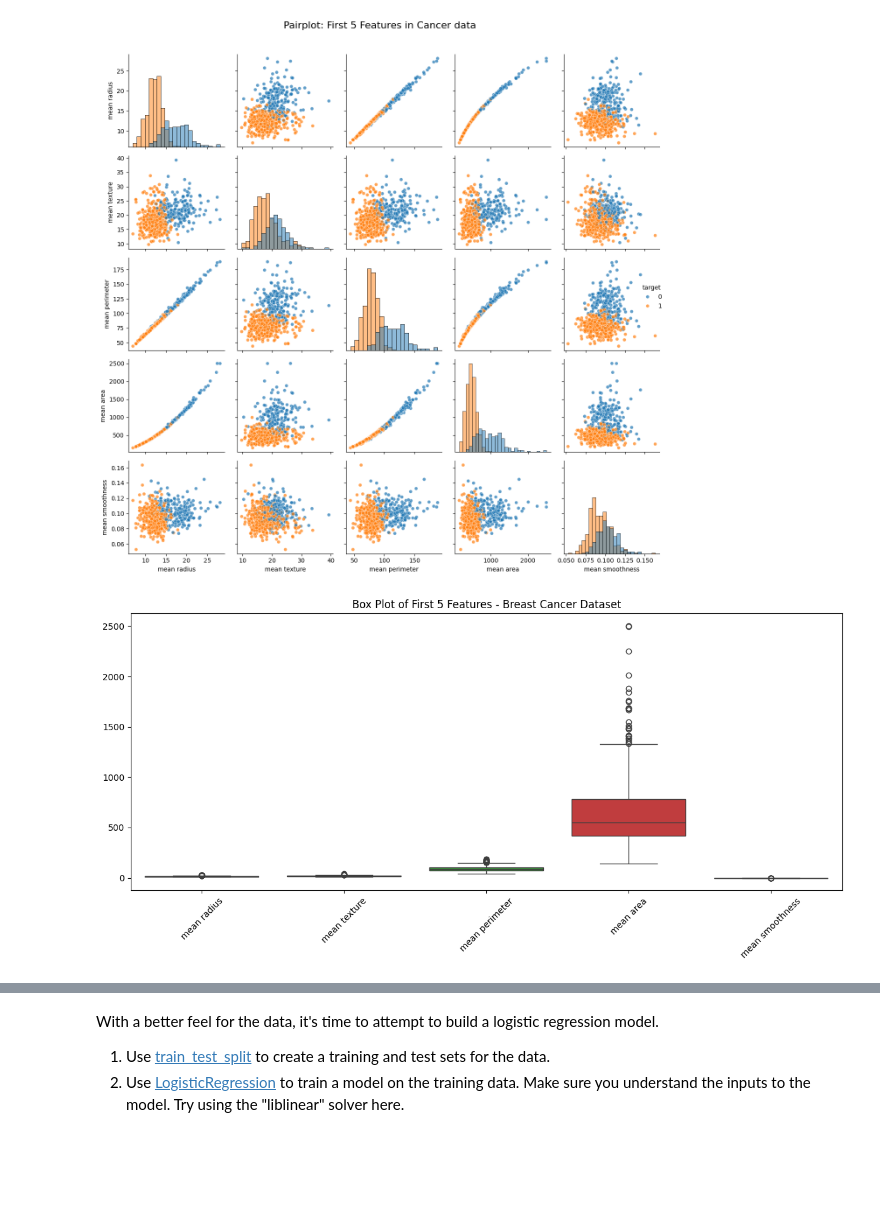
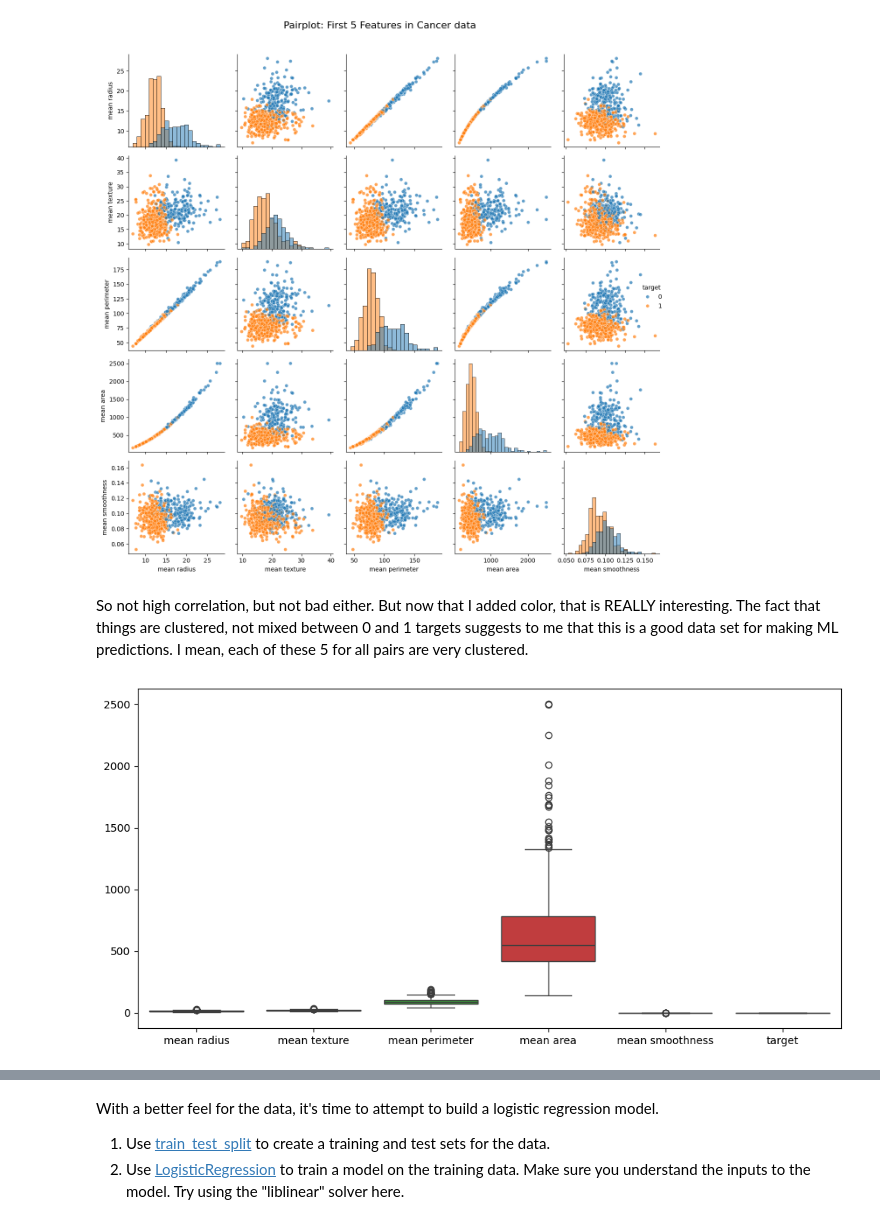
Before and after one commit to jgeiger81/sbml, a Jupyter notebook: 4.3 LogisticRegression/JasonG_MLE_MiniProject_Logistic_Regression.ipynb, the cells around one changed output, grey strips where cells are left out. Saved outputs shown, nothing was run; the diff lists cells and outputs as text; code cells hidden in the pictures; blank space fills up the shorter version.

```diff
--- a/4.3 LogisticRegression/JasonG_MLE_MiniProject_Logistic_Regression.ipynb
+++ b/4.3 LogisticRegression/JasonG_MLE_MiniProject_Logistic_Regression.ipynb
@@ -177,13 +178,15 @@ plt.tight_layout()
 # %% [output]
 <Figure size 1200x1000 with 0 Axes>
 [figure]
-# %%
-plt.figure(figsize=(12, 6))
-first_5_data = df.iloc[:, :5]
-sns.boxplot(data=first_5_data)
-plt.title('Box Plot of First 5 Features - Breast Cancer Dataset')
-plt.xticks(rotation=45)
-plt.tight_layout()
-plt.show()
-# %% [output]
-[figure, removed]
+# %% [markdown]
+So not high correlation, but not bad either.
+But now that I added color, that is REALLY interesting. The fact that things are clustered, not mixed between 0 and 1 targets suggests to me that this is a good data set for making ML predictions. I mean, each of these 5 for all pairs are very clustered.
+# %%
+#Trying to make a box plot to see what it tells us
+plt.figure(figsize=(10, 5))
+
+sns.boxplot(data=df_subset)
+plt.tight_layout()
+plt.show()
+# %% [output]
+[figure, added]
```
Also changed, not shown: parts of 23 cells of this notebook.
